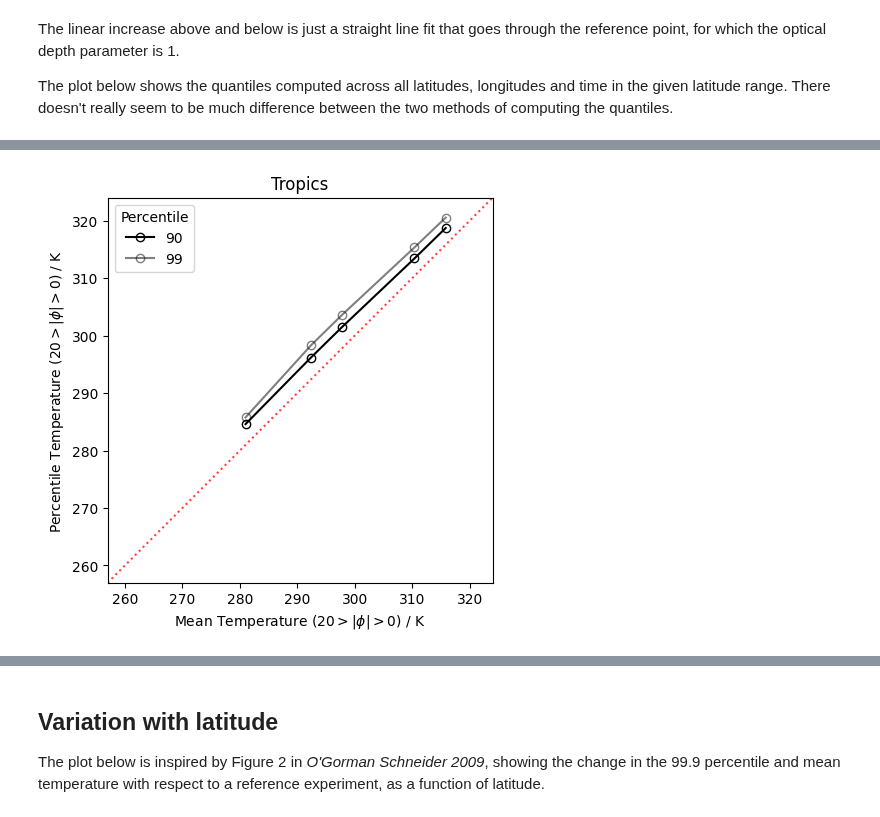
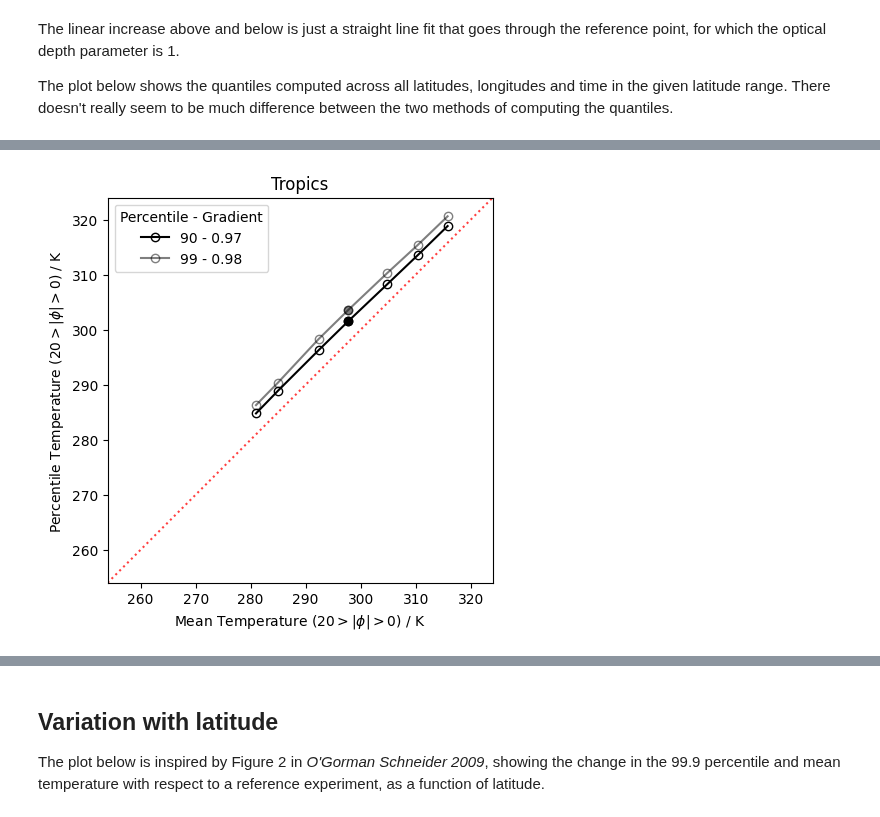
Before and after one commit to jduffield65/Isca, a Jupyter notebook: jobs/tau_sweep/aquaplanet/quantile_notebook.ipynb, the cells around one changed output, grey strips where cells are left out. Cells and saved outputs as stored; diff of their text form; code cells hidden in the pictures.

```diff
--- a/jobs/tau_sweep/aquaplanet/quantile_notebook.ipynb
+++ b/jobs/tau_sweep/aquaplanet/quantile_notebook.ipynb
@@ -112,15 +140,20 @@ for i in range(n_exp):
 # %%
 fig, ax = plt.subplots(1,1, figsize=(14, 5))
 for j in range(n_quantiles):
-    ax.plot(temp_av, temp_quant_use2[:, j], marker='o', label=quantiles[j], color='k', fillstyle='none')
     fit_func = lambda x, m: temp_quant_use2[tau_ref_ind, j] + m*(x-temp_av[tau_ref_ind])     # Straight line through the ref point
     param = scipy.optimize.curve_fit(fit_func,temp_av, temp_quant_use2[:, j])[0]
+    ax.plot(temp_av, temp_quant_use2[:, j], marker='o', label='{} - {:.2f}'.format(quantiles[j], param[0]),
+        color='k', fillstyle='none')
+    # Filled circle for reference simulation
+    ax.plot(temp_av[tau_ref_ind], temp_quant_use2[tau_ref_ind, j], marker='o', color='k', fillstyle='full')
     if j==n_quantiles-1:
         label = 'Linear Increase'
     else:
         label = None
     ax.plot(temp_av, fit_func(temp_av, param), linestyle=':', color='k', alpha=0.3, label=label)
-ax.legend(title='Percentile')
+ax.plot([ax.get_ylim()[0], ax.get_xlim()[1]], [ax.get_ylim()[0], ax.get_xlim()[1]], 'r:', alpha=0.75, zorder=0,label='y=x')
+ax.legend(title='Percentile - Gradient')
 ax.set_xlabel('Global Average Temperature / K')
-ax.set_ylabel(f'Percentile Temperature (${lat_max}>|\phi| > {lat_min}$) / K');
+ax.set_ylabel(f'Percentile Temperature (${lat_max}>|\phi| > {lat_min}$) / K')
+ax.set_title(f'Quantile Method 2 - {region}');
 # %% [output]
@@ -128,22 +161,40 @@ ax.set_ylabel(f'Percentile Temperature (${lat_max}>|\phi| > {lat_min}$) / K');
 # %%
 # Plot local quantile temperature vs local mean temperature within the given latitude band
 fig, ax = plt.subplots(1,1, figsize=(14, 5))
+x_var_use = 'mean'   # Can choose summer mean temperature or overall mean temperature to plot
+if x_var_use == 'summer_mean':
+    x_var = temp_local_summer_mean
+    ax.set_xlabel(f'Mean Summer Temperature (${lat_max}>|\phi| > {lat_min}$) / K')
+else:
+    x_var = temp_local_mean
+    ax.set_xlabel(f'Mean Temperature (${lat_max}>|\phi| > {lat_min}$) / K')
+
+quantile_method = 2     # Can choose whether to use method 1 or 2 for computing the quantile temperature
+if quantile_method == 2:
+    y_var = temp_quant_use2
+else:
+    y_var = temp_quant_use
+
 for j in range(2):
-    ax.plot(temp_local_mean, temp_quant_use[:, j], marker='o', label=quantiles[j], color='k', fillstyle='none', alpha=1-0.5*j)
-lims = [257, 324]
+    fit_func = lambda x, m: y_var[tau_ref_ind, j] + m*(x-x_var[tau_ref_ind])     # Straight line through the ref point
+    param = scipy.optimize.curve_fit(fit_func,x_var, y_var[:, j])[0]
+    ax.plot(x_var, y_var[:, j], marker='o', label='{} - {:.2f}'.format(quantiles[j], param[0]),
+            color='k', fillstyle='none', alpha=1-0.5*j)
+    # Filled circle for reference simulation
+    ax.plot(x_var[tau_ref_ind], y_var[tau_ref_ind, j], marker='o', color='k', fillstyle='full', alpha=1-0.5*j)
+lims = [254, 324]
 # lims = [
 #     np.min([ax.get_xlim(), ax.get_ylim()]),  # min of both axes
 #     np.max([ax.get_xlim(), ax.get_ylim()]),  # max of both axes
 # ]
 # now plot both limits against eachother
 ax.plot(lims, lims, 'r:', alpha=0.75, zorder=0)
 ax.set_aspect('equal')
 ax.set_xlim(lims)
 ax.set_ylim(lims)
-ax.set_xlabel(f'Mean Temperature (${lat_max}>|\phi| > {lat_min}$) / K')
 ax.set_ylabel(f'Percentile Temperature (${lat_max}>|\phi| > {lat_min}$) / K')
-ax.legend(title='Percentile')
-ax.set_title('Tropics');
+ax.legend(title='Percentile - Gradient')
+ax.set_title(region);
 # plt.savefig('/Users/joshduffield/Desktop/hello2.png', bbox_inches='tight', dpi=400)
 # %% [output]
-[figure, old version]
+[figure, new version]
```
Also changed, not shown: parts of 11 cells of this notebook, 13 other files.
